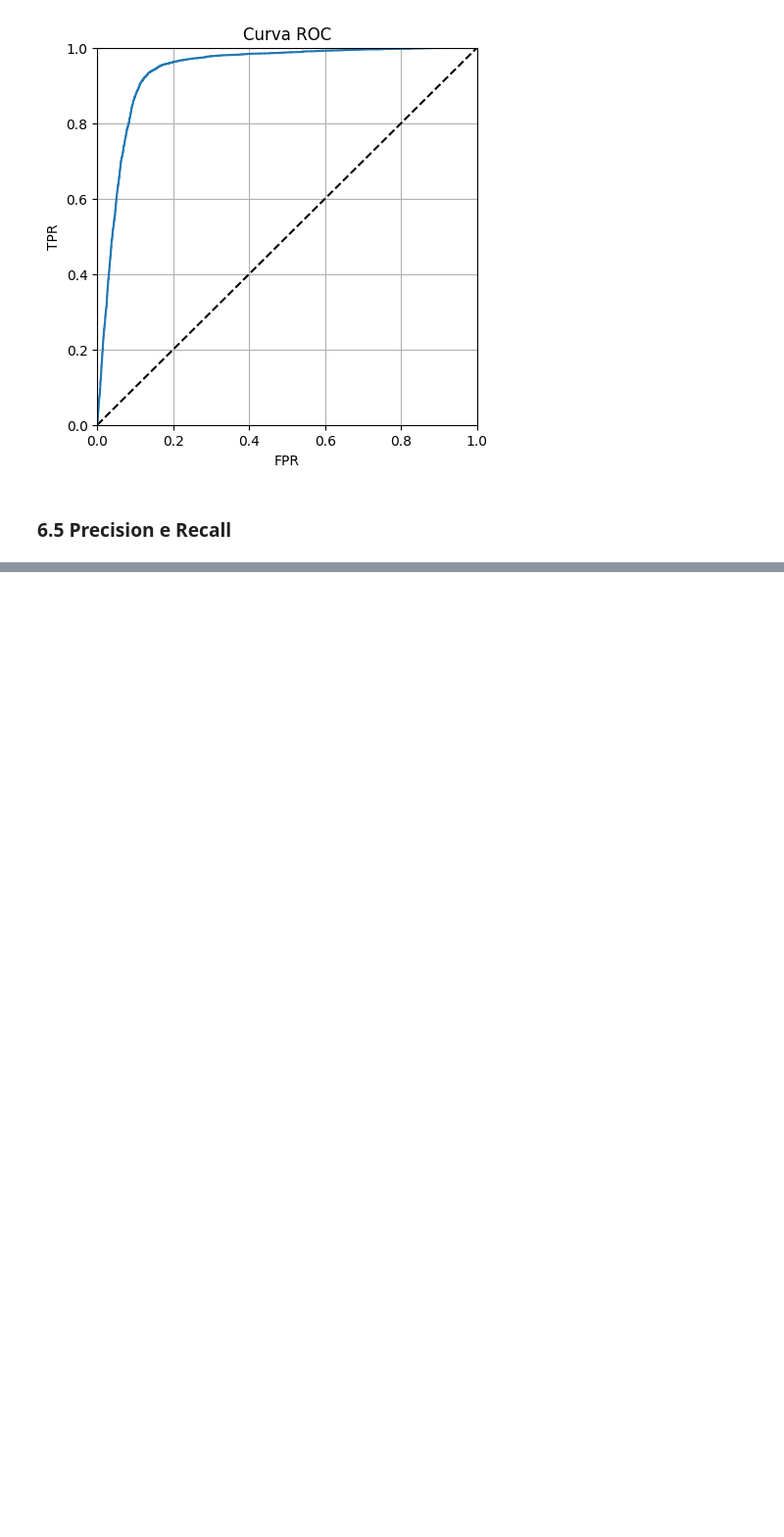
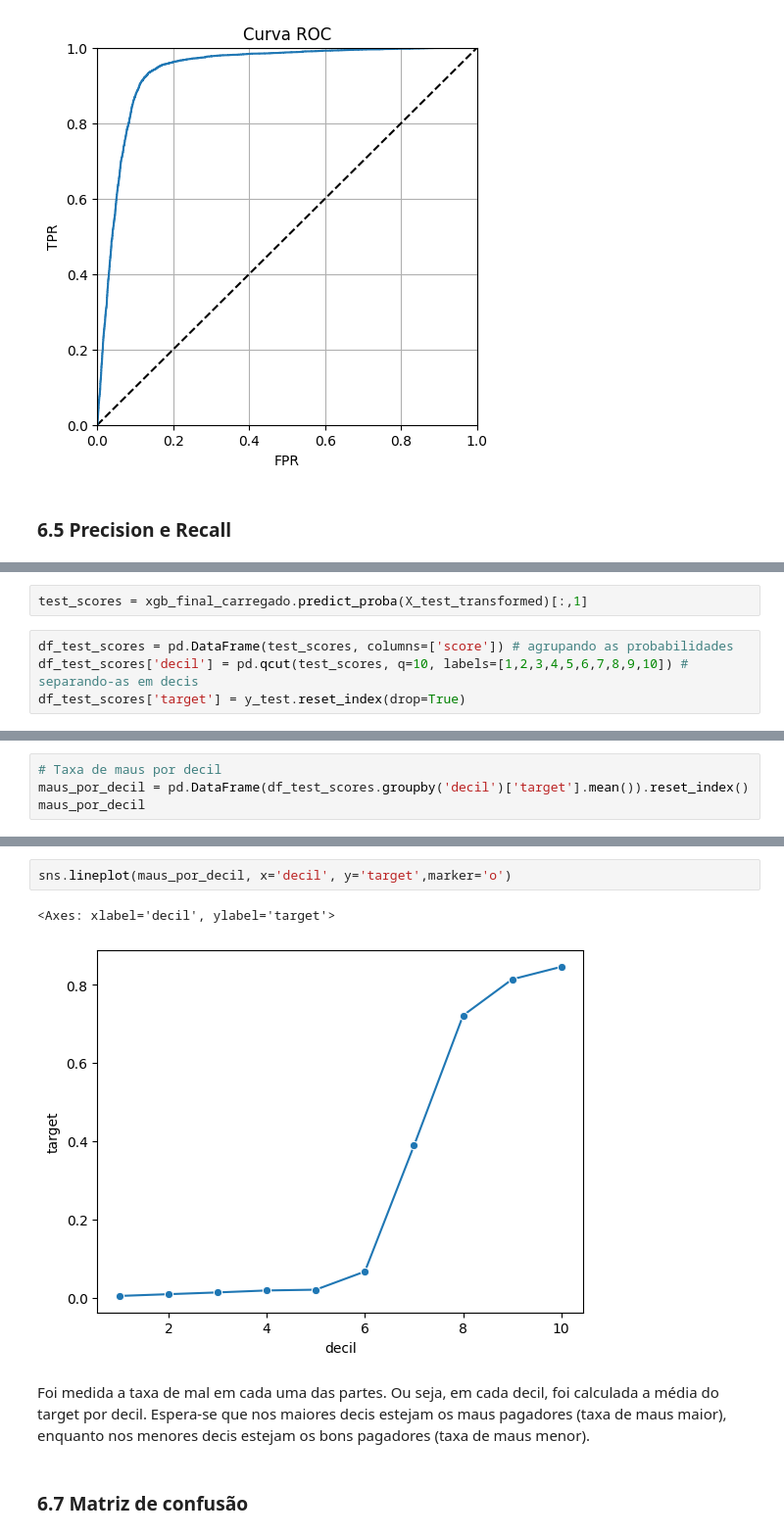
Before and after one commit to deborabmfreitas/credit-score-prediction, a Jupyter notebook: 3.data-modeling.ipynb, the cells around one changed output, grey strips where cells are left out. Shown at 98% size. Drawn from its saved outputs; the diff is of its cells as text; blank space fills up the shorter version.

```diff
--- a/3.data-modeling.ipynb
+++ b/3.data-modeling.ipynb
@@ -520,0 +512,6 @@ plt.show()
+# %%
+test_scores = xgb_final_carregado.predict_proba(X_test_transformed)[:,1]
+# %%
+df_test_scores = pd.DataFrame(test_scores, columns=['score']) # agrupando as probabilidades
+df_test_scores['decil'] = pd.qcut(test_scores, q=10, labels=[1,2,3,4,5,6,7,8,9,10]) # separando-as em decis
+df_test_scores['target'] = y_test.reset_index(drop=True)
@@ -520,0 +522,4 @@ plt.show()
+# %%
+# Taxa de maus por decil
+maus_por_decil = pd.DataFrame(df_test_scores.groupby('decil')['target'].mean()).reset_index()
+maus_por_decil
@@ -520,0 +538,9 @@ plt.show()
+# %%
+sns.lineplot(maus_por_decil, x='decil', y='target',marker='o')
+# %% [output]
+<Axes: xlabel='decil', ylabel='target'>
+[figure, added]
+# %% [markdown]
+Foi medida a taxa de mal em cada uma das partes. Ou seja, em cada decil, foi calculada a média do target por decil. Espera-se que nos maiores decis estejam os maus pagadores (taxa de maus maior), enquanto nos menores decis estejam os bons pagadores (taxa de maus menor).
+# %% [markdown]
+### 6.7 Matriz de confusão
```
Also changed, not shown: parts of 26 cells of this notebook.
